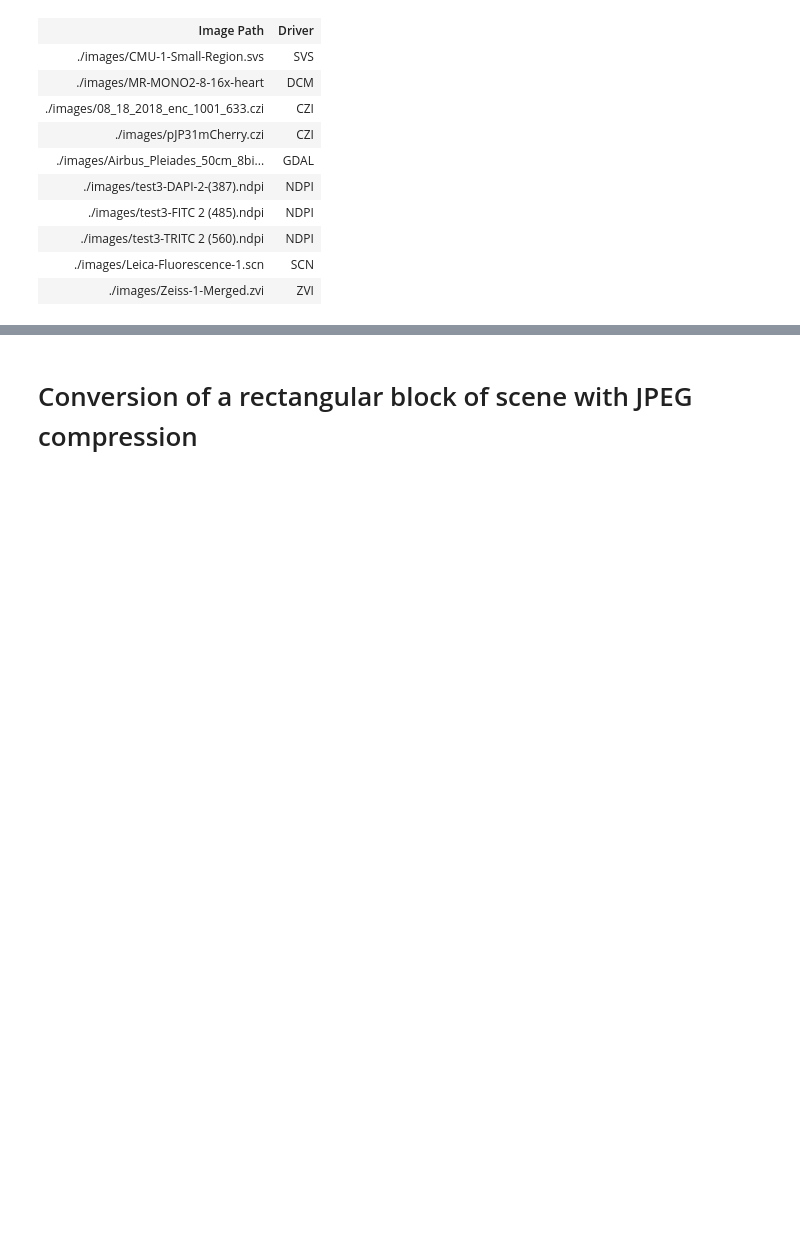
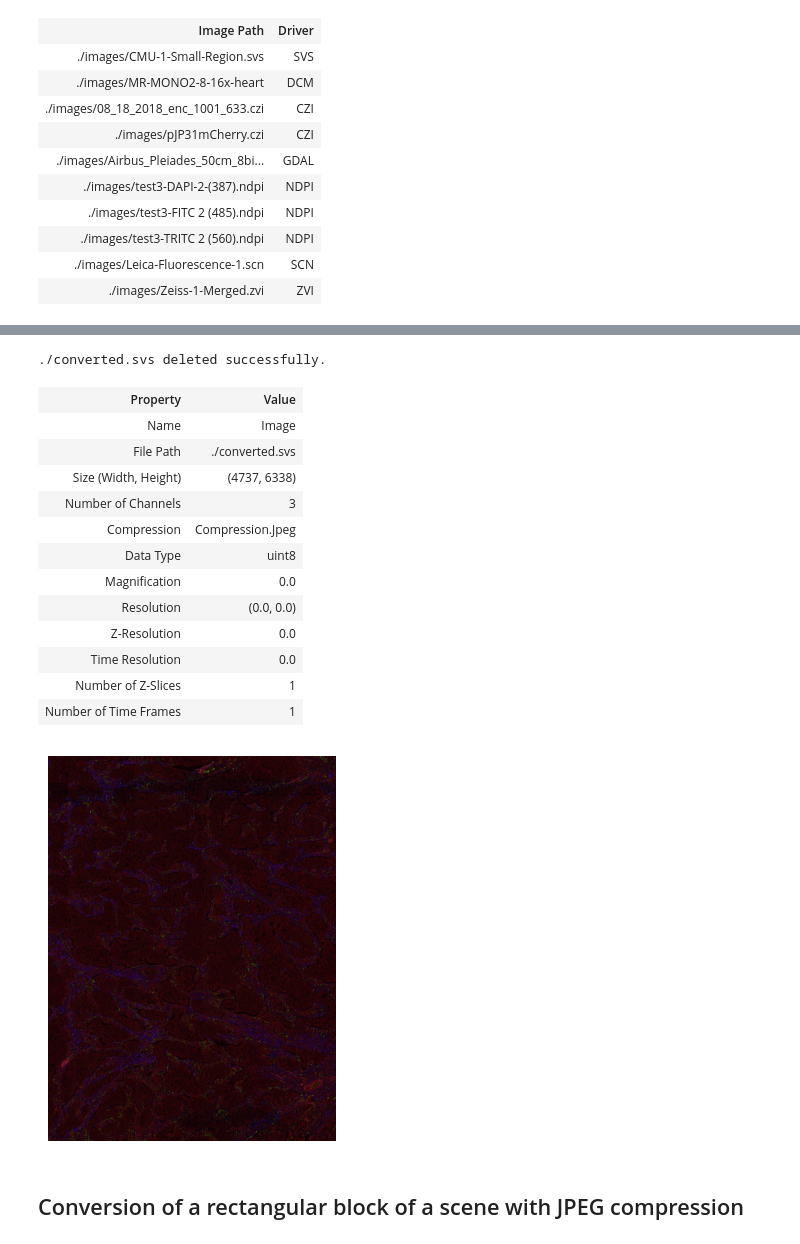
Before and after one commit to Booritas/slideio-tutorial, a Jupyter notebook: converter.ipynb, the cells around one changed output, grey strips where cells are left out. Saved outputs shown, nothing was run; the diff lists cells and outputs as text; code cells hidden in the pictures; blank space fills up the shorter version.

```diff
--- a/converter.ipynb
+++ b/converter.ipynb
@@ -44,3 +159,36 @@ Number of scenes: 2
+# %%
+# output file path
+output_path = './converted.svs'
+delete_file(output_path)
+# Conversion parameters
+params = slideio.SVSJpegParameters()
+# Conversion
+slideio.convert_scene(scene, params, output_path)
+# %% [output]
+./converted.svs deleted successfully.
+# %%
+# Open converted file
+svs_scene = slideio.open_slide(output_path,'AUTO').get_scene(0)
+# Display properties of the new scene
+show_scene_info(svs_scene)
+# Display image
+image = svs_scene.read_block()
+show_image(image, 500)
+# %% [output]
+| Property | Value |
+| Name | Image |
+| File Path | ./converted.svs |
+| Size (Width, Height) | (4737, 6338) |
+| Number of Channels | 3 |
+| Compression | Compression.Jpeg |
+| Data Type | uint8 |
+| Magnification | 0.0 |
+| Resolution | (0.0, 0.0) |
+| Z-Resolution | 0.0 |
+| Time Resolution | 0.0 |
+| Number of Z-Slices | 1 |
+| Number of Time Frames | 1 |
+[figure, added]
 # %% [markdown]
-# Conversion of a rectangular block of scene with JPEG compression
+## Conversion of a rectangular block of a scene with JPEG compression
 # %%
```
Also changed, not shown: parts of 12 cells of this notebook, 1 other file.
